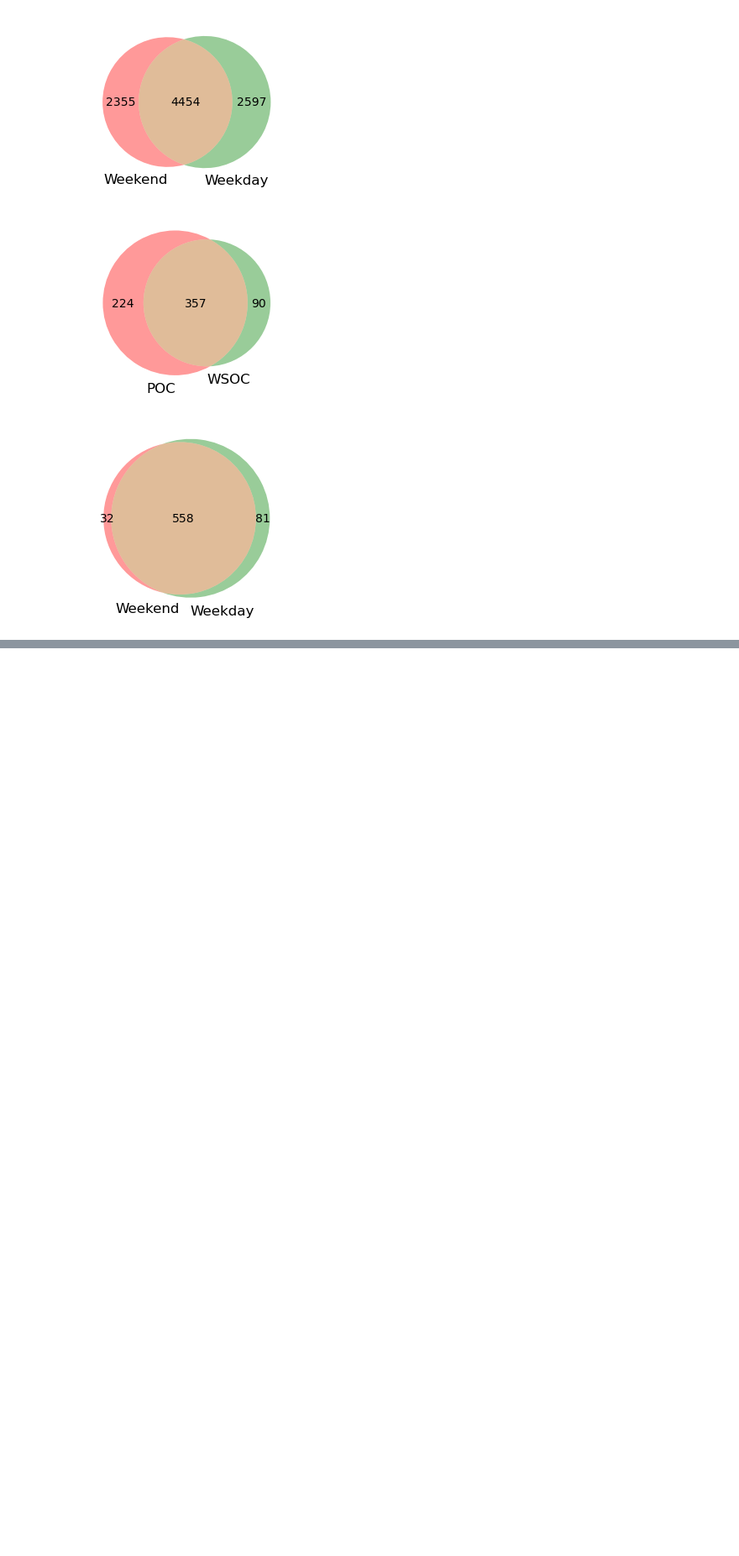
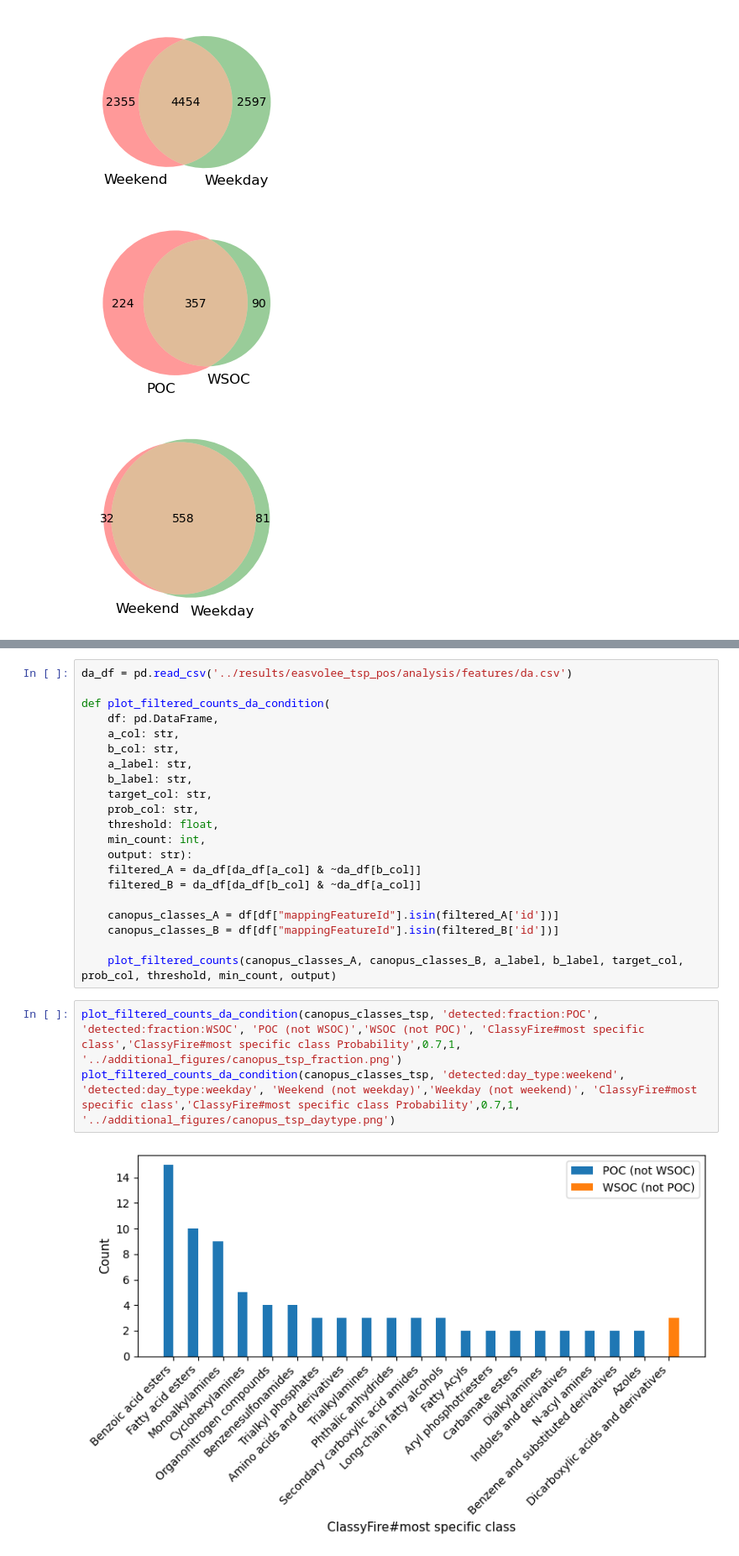
Before and after one commit to arnelammers/COMPASS, a Jupyter notebook: thesis/notebooks/additional_figures.ipynb, the cells around one changed output, grey strips where cells are left out. Shown at 84% size. Cells and saved outputs as stored; diff of their text form; blank space fills up the shorter version.

```diff
--- a/thesis/notebooks/additional_figures.ipynb
+++ b/thesis/notebooks/additional_figures.ipynb
@@ -151,0 +156,26 @@ plot_filtered_counts(canopus_classes_tsp, canopus_classes_ufp, 'TSP','UFP', 'Cla
+# %%
+da_df = pd.read_csv('../results/easvolee_tsp_pos/analysis/features/da.csv')
+
+def plot_filtered_counts_da_condition(
+    df: pd.DataFrame,
+    a_col: str,
+    b_col: str,
+    a_label: str,
+    b_label: str,
+    target_col: str,
+    prob_col: str,
+    threshold: float,
+    min_count: int,
+    output: str):
+    filtered_A = da_df[da_df[a_col] & ~da_df[b_col]]
+    filtered_B = da_df[da_df[b_col] & ~da_df[a_col]]
+
+    canopus_classes_A = df[df["mappingFeatureId"].isin(filtered_A['id'])]
+    canopus_classes_B = df[df["mappingFeatureId"].isin(filtered_B['id'])]
+
+    plot_filtered_counts(canopus_classes_A, canopus_classes_B, a_label, b_label, target_col, prob_col, threshold, min_count, output)
+# %%
+plot_filtered_counts_da_condition(canopus_classes_tsp, 'detected:fraction:POC', 'detected:fraction:WSOC', 'POC (not WSOC)','WSOC (not POC)', 'ClassyFire#most specific class','ClassyFire#most specific class Probability',0.7,1, '../additional_figures/canopus_tsp_fraction.png')
+plot_filtered_counts_da_condition(canopus_classes_tsp, 'detected:day_type:weekend', 'detected:day_type:weekday', 'Weekend (not weekday)','Weekday (not weekend)', 'ClassyFire#most specific class','ClassyFire#most specific class Probability',0.7,1, '../additional_figures/canopus_tsp_daytype.png')
+# %% [output]
+[figure, added]
```
Also changed, not shown: parts of 6 cells of this notebook, 7 other files.
